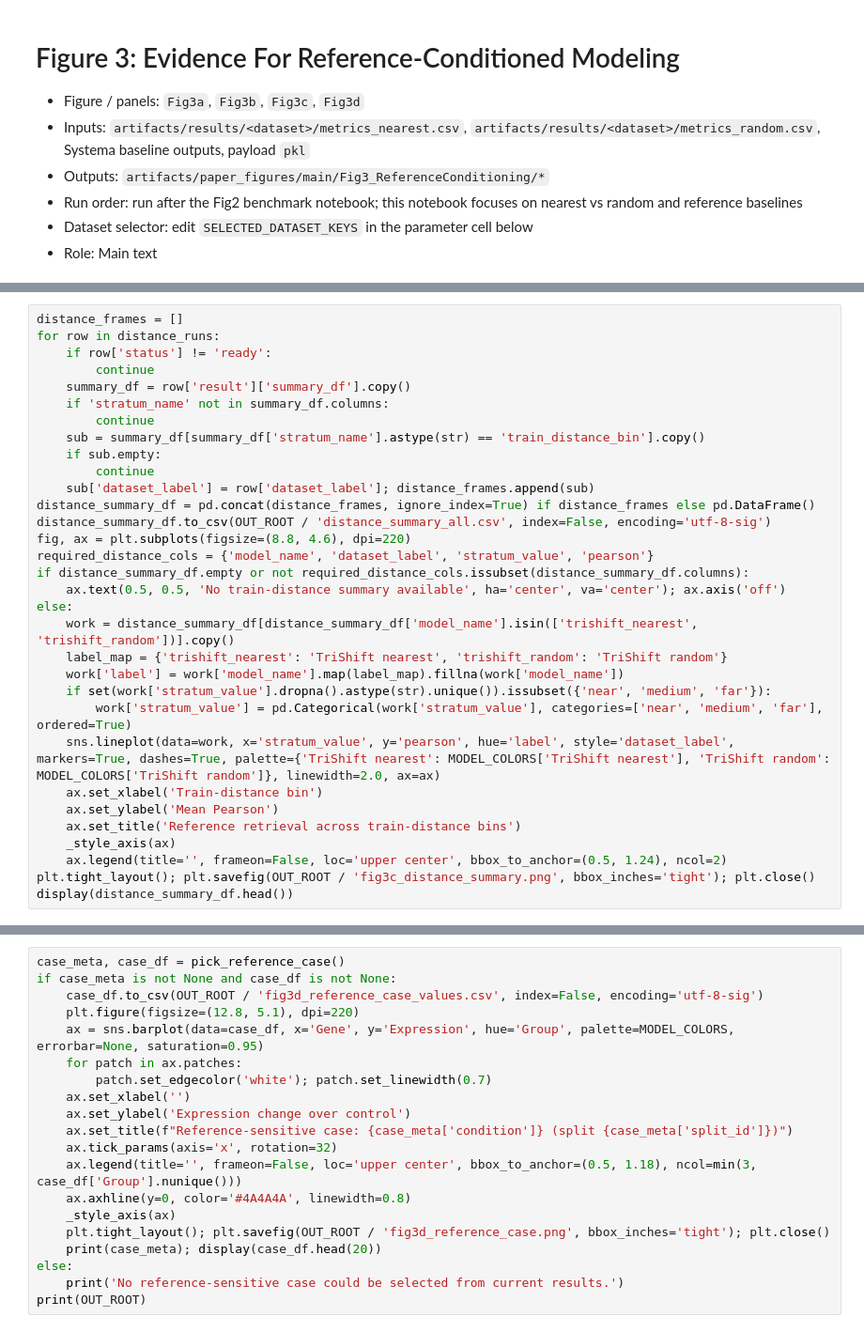
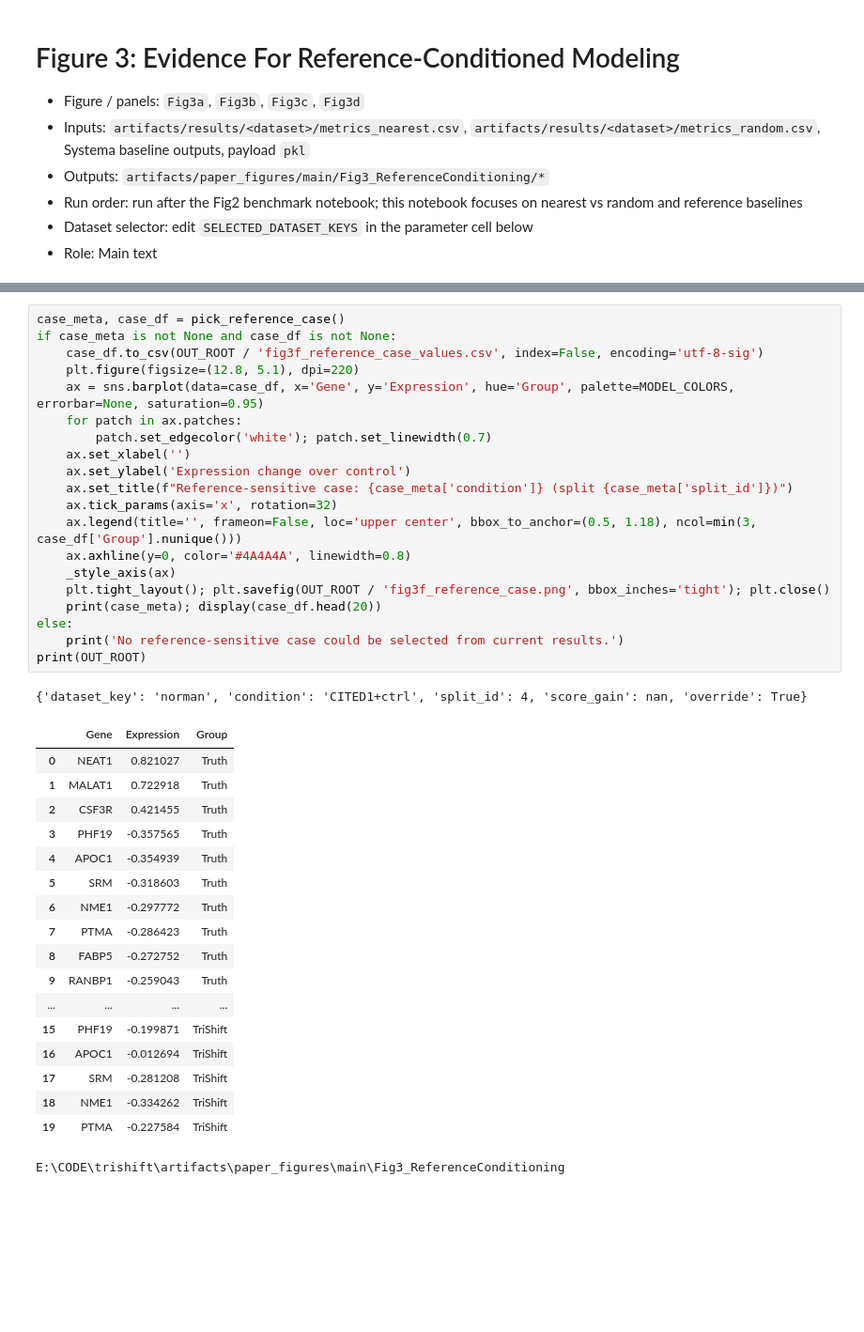
Before and after one commit to elan6666/trishift, a Jupyter notebook: notebooks/Fig3_ReferenceConditioning.ipynb, the cells around one changed output, grey strips where cells are left out. Shown at 94% size. Drawn from its saved outputs; the diff is of its cells as text; blank space fills up the shorter version.

```diff
--- a/notebooks/Fig3_ReferenceConditioning.ipynb
+++ b/notebooks/Fig3_ReferenceConditioning.ipynb
@@ -209,32 +316,0 @@ plt.tight_layout(); plt.savefig(OUT_ROOT / 'fig3b_reference_baselines.png', bbox
-# %%
-distance_frames = []
-for row in distance_runs:
-    if row['status'] != 'ready':
-        continue
-    summary_df = row['result']['summary_df'].copy()
-    if 'stratum_name' not in summary_df.columns:
-        continue
-    sub = summary_df[summary_df['stratum_name'].astype(str) == 'train_distance_bin'].copy()
-    if sub.empty:
-        continue
-    sub['dataset_label'] = row['dataset_label']; distance_frames.append(sub)
-distance_summary_df = pd.concat(distance_frames, ignore_index=True) if distance_frames else pd.DataFrame()
-distance_summary_df.to_csv(OUT_ROOT / 'distance_summary_all.csv', index=False, encoding='utf-8-sig')
-fig, ax = plt.subplots(figsize=(8.8, 4.6), dpi=220)
-required_distance_cols = {'model_name', 'dataset_label', 'stratum_value', 'pearson'}
-if distance_summary_df.empty or not required_distance_cols.issubset(distance_summary_df.columns):
-    ax.text(0.5, 0.5, 'No train-distance summary available', ha='center', va='center'); ax.axis('off')
-else:
-    work = distance_summary_df[distance_summary_df['model_name'].isin(['trishift_nearest', 'trishift_random'])].copy()
-    label_map = {'trishift_nearest': 'TriShift nearest', 'trishift_random': 'TriShift random'}
-    work['label'] = work['model_name'].map(label_map).fillna(work['model_name'])
-    if set(work['stratum_value'].dropna().astype(str).unique()).issubset({'near', 'medium', 'far'}):
-        work['stratum_value'] = pd.Categorical(work['stratum_value'], categories=['near', 'medium', 'far'], ordered=True)
-    sns.lineplot(data=work, x='stratum_value', y='pearson', hue='label', style='dataset_label', markers=True, dashes=True, palette={'TriShift nearest': MODEL_COLORS['TriShift nearest'], 'TriShift random': MODEL_COLORS['TriShift random']}, linewidth=2.0, ax=ax)
-    ax.set_xlabel('Train-distance bin')
-    ax.set_ylabel('Mean Pearson')
-    ax.set_title('Reference retrieval across train-distance bins')
-    _style_axis(ax)
-    ax.legend(title='', frameon=False, loc='upper center', bbox_to_anchor=(0.5, 1.24), ncol=2)
-plt.tight_layout(); plt.savefig(OUT_ROOT / 'fig3c_distance_summary.png', bbox_inches='tight'); plt.close()
-display(distance_summary_df.head())
@@ -241,20 +383,40 @@ display(distance_summary_df.head())
 # %%
 case_meta, case_df = pick_reference_case()
 if case_meta is not None and case_df is not None:
-    case_df.to_csv(OUT_ROOT / 'fig3d_reference_case_values.csv', index=False, encoding='utf-8-sig')
+    case_df.to_csv(OUT_ROOT / 'fig3f_reference_case_values.csv', index=False, encoding='utf-8-sig')
     plt.figure(figsize=(12.8, 5.1), dpi=220)
     ax = sns.barplot(data=case_df, x='Gene', y='Expression', hue='Group', palette=MODEL_COLORS, errorbar=None, saturation=0.95)
     for patch in ax.patches:
         patch.set_edgecolor('white'); patch.set_linewidth(0.7)
     ax.set_xlabel('')
     ax.set_ylabel('Expression change over control')
     ax.set_title(f"Reference-sensitive case: {case_meta['condition']} (split {case_meta['split_id']})")
     ax.tick_params(axis='x', rotation=32)
     ax.legend(title='', frameon=False, loc='upper center', bbox_to_anchor=(0.5, 1.18), ncol=min(3, case_df['Group'].nunique()))
     ax.axhline(y=0, color='#4A4A4A', linewidth=0.8)
     _style_axis(ax)
-    plt.tight_layout(); plt.savefig(OUT_ROOT / 'fig3d_reference_case.png', bbox_inches='tight'); plt.close()
+    plt.tight_layout(); plt.savefig(OUT_ROOT / 'fig3f_reference_case.png', bbox_inches='tight'); plt.close()
     print(case_meta); display(case_df.head(20))
 else:
     print('No reference-sensitive case could be selected from current results.')
 print(OUT_ROOT)
+# %% [output]
+{'dataset_key': 'norman', 'condition': 'CITED1+ctrl', 'split_id': 4, 'score_gain': nan, 'override': True}
+|  | Gene | Expression | Group |
+| 0 | NEAT1 | 0.821027 | Truth |
+| 1 | MALAT1 | 0.722918 | Truth |
+| 2 | CSF3R | 0.421455 | Truth |
+| 3 | PHF19 | -0.357565 | Truth |
+| 4 | APOC1 | -0.354939 | Truth |
+| 5 | SRM | -0.318603 | Truth |
+| 6 | NME1 | -0.297772 | Truth |
+| 7 | PTMA | -0.286423 | Truth |
+| 8 | FABP5 | -0.272752 | Truth |
+| 9 | RANBP1 | -0.259043 | Truth |
+| ... | ... | ... | ... |
+| 15 | PHF19 | -0.199871 | TriShift |
+| 16 | APOC1 | -0.012694 | TriShift |
+| 17 | SRM | -0.281208 | TriShift |
+| 18 | NME1 | -0.334262 | TriShift |
+| 19 | PTMA | -0.227584 | TriShift |
+E:\CODE\trishift\artifacts\paper_figures\main\Fig3_ReferenceConditioning
```
Also changed, not shown: parts of 6 cells of this notebook, 30 other files.
